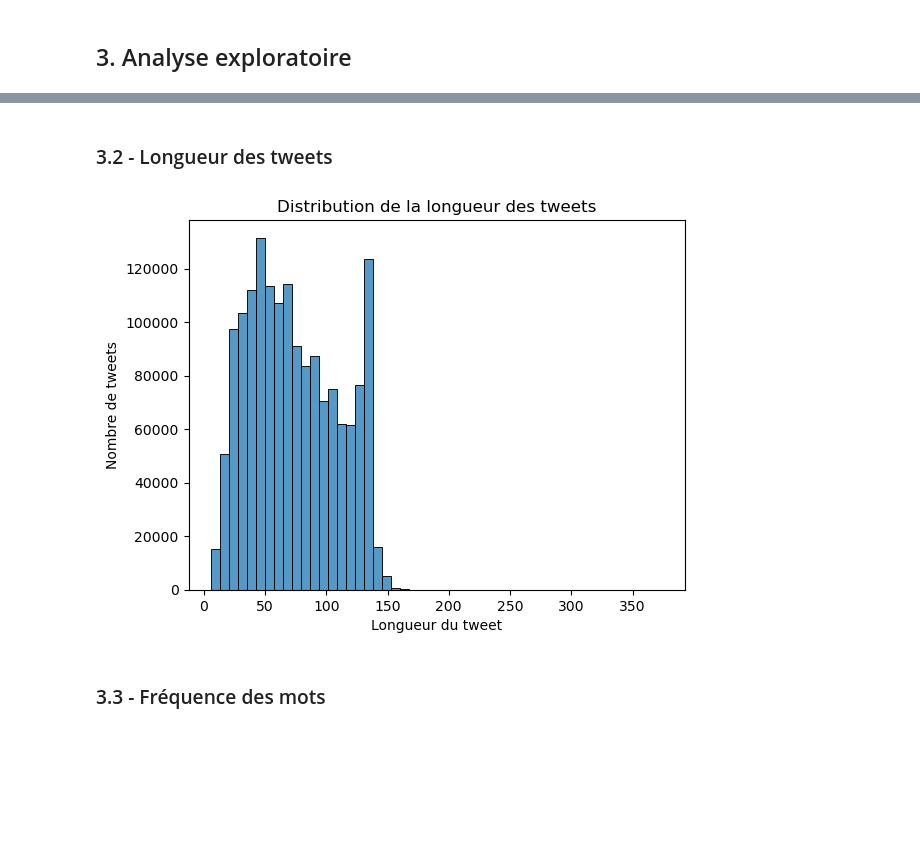
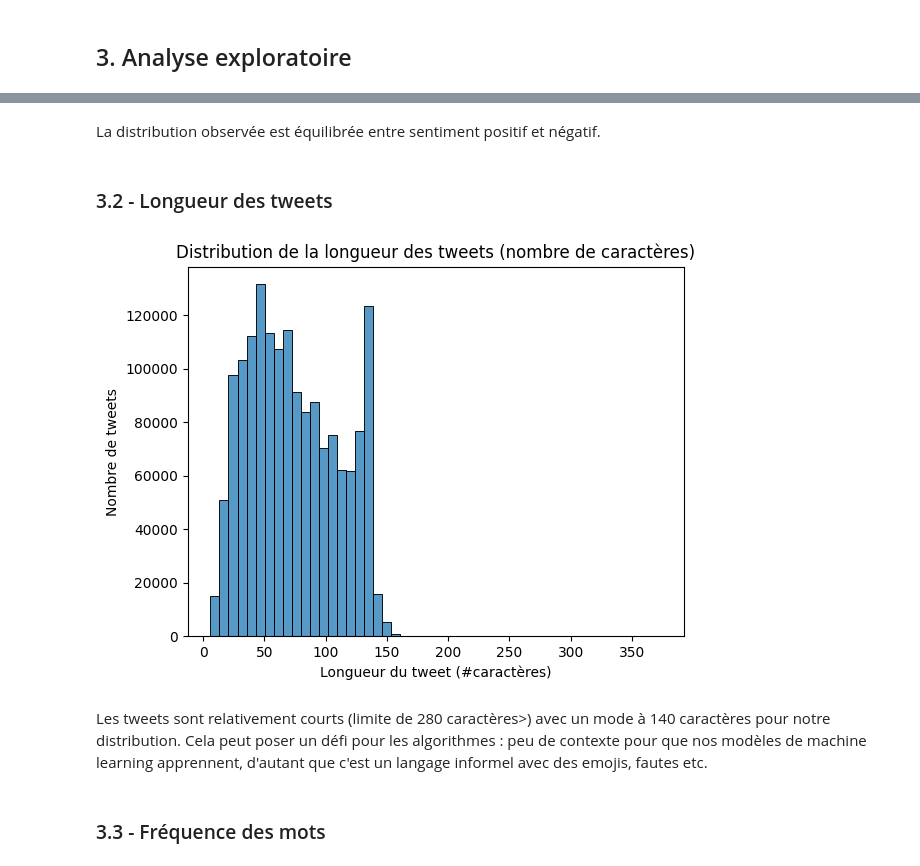
Before and after one commit to mehdimunim/OC7, a Jupyter notebook: notebooks/01_Mehdi_MUNIM_exploration.ipynb, the cells around one changed output, grey strips where cells are left out. Cells and saved outputs as stored; diff of their text form; code cells hidden in the pictures; blank space fills up the shorter version.

```diff
--- a/notebooks/01_Mehdi_MUNIM_exploration.ipynb
+++ b/notebooks/01_Mehdi_MUNIM_exploration.ipynb
@@ -148,19 +136,24 @@ plt.show()
+# %% [markdown]
+La distribution observée est équilibrée entre sentiment positif et négatif.
 # %% [markdown]
 ### 3.2 - Longueur des tweets
 # %%
 #@title 3.2 Longueur des tweets
 
 # Calculer la longueur des tweets
 df['longueur_tweet'] = df["text"].apply(len)
 
 # Afficher la distribution de la longueur des tweets
 sns.histplot(df['longueur_tweet'], bins=50)
-plt.title('Distribution de la longueur des tweets')
-plt.xlabel('Longueur du tweet')
+plt.title('Distribution de la longueur des tweets (nombre de caractères)')
+plt.xlabel('Longueur du tweet (#caractères)')
 plt.ylabel('Nombre de tweets')
 plt.show()
 # %% [output]
-[figure, old version]
+[figure, new version]
+# %% [markdown]
+Les tweets sont relativement courts (limite de 280 caractères>) avec un mode à 140 caractères pour notre distribution.
+Cela peut poser un défi pour les algorithmes : peu de contexte pour que nos modèles de machine learning apprennent, d'autant que c'est un langage informel avec des emojis, fautes etc.
 # %% [markdown]
 ### 3.3 - Fréquence des mots
 # %%
```
Also changed, not shown: parts of 18 cells of this notebook, 2 other files.
